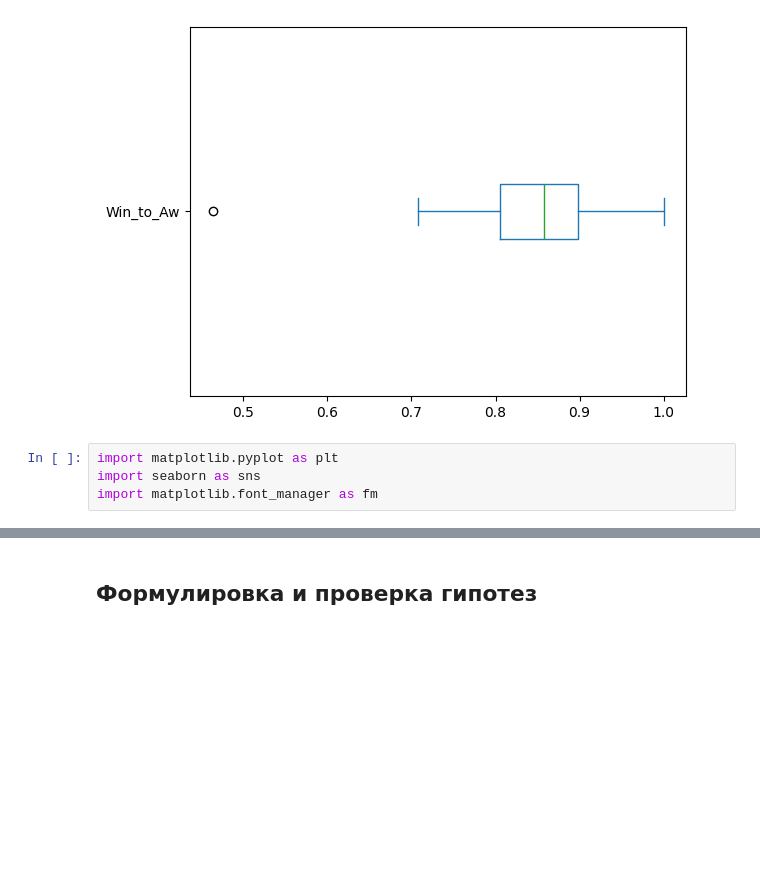
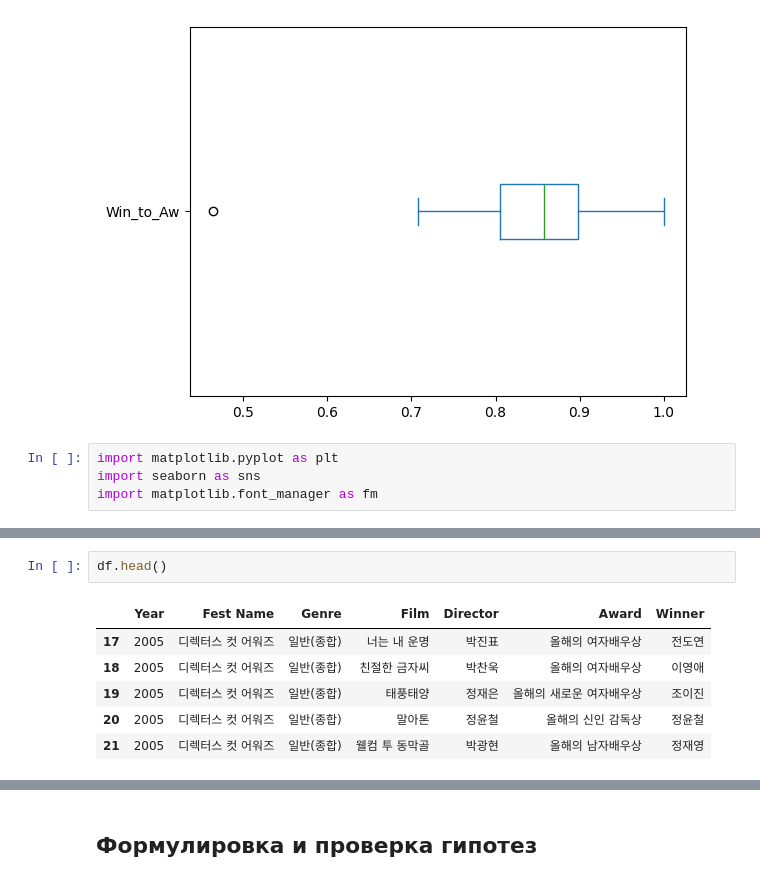
Before and after one commit to xexirina/korean_cinema, a Jupyter notebook: Проект_Бунтова_Кино.ipynb, the cells around one changed output, grey strips where cells are left out. Cells and saved outputs as stored; diff of their text form; blank space fills up the shorter version.

```diff
--- a/Проект_Бунтова_Кино.ipynb
+++ b/Проект_Бунтова_Кино.ipynb
@@ -562,3 +568,12 @@ plt.gca().spines[['top', 'right']].set_visible(False)
+# %%
+df.head()
+# %% [output]
+|  | Year | Fest Name | Genre | Film | Director | Award | Winner |
+| 17 | 2005 | 디렉터스 컷 어워즈 | 일반(종합) | 너는 내 운명 | 박진표 | 올해의 여자배우상 | 전도연 |
+| 18 | 2005 | 디렉터스 컷 어워즈 | 일반(종합) | 친절한 금자씨 | 박찬욱 | 올해의 여자배우상 | 이영애 |
+| 19 | 2005 | 디렉터스 컷 어워즈 | 일반(종합) | 태풍태양 | 정재은 | 올해의 새로운 여자배우상 | 조이진 |
+| 20 | 2005 | 디렉터스 컷 어워즈 | 일반(종합) | 말아톤 | 정윤철 | 올해의 신인 감독상 | 정윤철 |
+| 21 | 2005 | 디렉터스 컷 어워즈 | 일반(종합) | 웰컴 투 동막골 | 박광현 | 올해의 남자배우상 | 정재영 |
 # %%
 plt.figure(figsize=(10, 6))
 yearly_aw['Most_Shown_Director'].value_counts().plot(kind='bar', color='lightgreen', title='Топ-режиссеры по количеству представленных фильмов')
```
Also changed, not shown: parts of 19 cells of this notebook.
